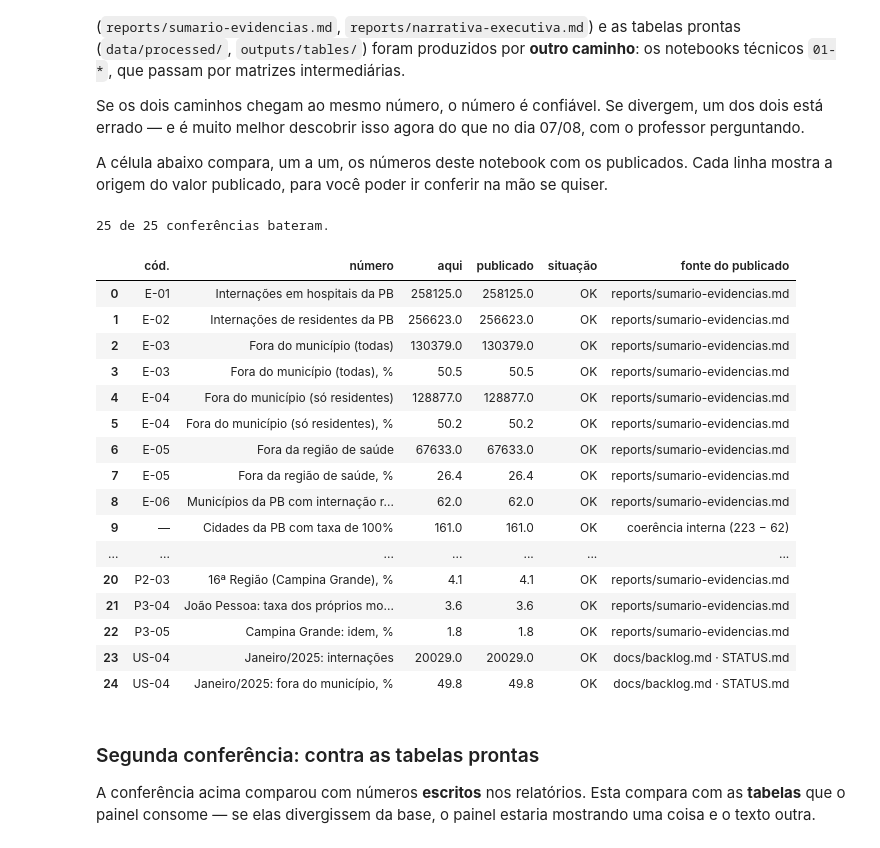
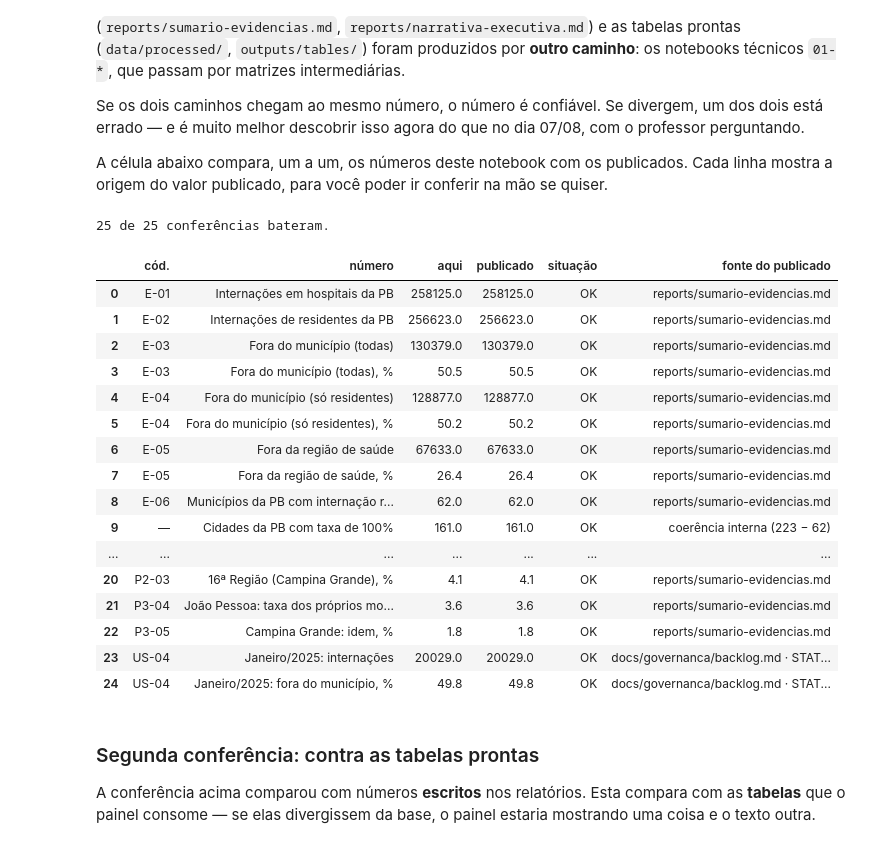
Before and after one commit to augustoblois/projeto-saude-pb, a Jupyter notebook: notebooks/90-eda-guiada.ipynb, the cells around one changed output. Drawn from its saved outputs; the diff is of its cells as text; code cells hidden in the pictures.

```diff
--- a/notebooks/90-eda-guiada.ipynb
+++ b/notebooks/90-eda-guiada.ipynb
@@ -822,37 +822,37 @@ conferir("P2-03", "16ª Região (Campina Grande), %", indice.loc["16ª Região -
 
 # --- PA-3: taxa dos próprios polos
 conferir("P3-04", "João Pessoa: taxa dos próprios moradores, %",
          por_cidade.loc["João Pessoa", "taxa_pct"], 3.6, SUMARIO)
 conferir("P3-05", "Campina Grande: idem, %",
          por_cidade.loc["Campina Grande", "taxa_pct"], 1.8, SUMARIO)
 
 # --- Sanity check de janeiro (o número que substituiu o 47,8%)
-conferir("US-04", "Janeiro/2025: internações", len(janeiro), 20029, "docs/backlog.md · STATUS.md", 0)
+conferir("US-04", "Janeiro/2025: internações", len(janeiro), 20029, "docs/governanca/backlog.md · STATUS.md", 0)
 conferir("US-04", "Janeiro/2025: fora do município, %",
-         round(jan_fora / len(janeiro) * 100, 1), 49.8, "docs/backlog.md · STATUS.md")
+         round(jan_fora / len(janeiro) * 100, 1), 49.8, "docs/governanca/backlog.md · STATUS.md")
 
 resultado = pd.DataFrame(conferencias)
 print(f"{(resultado['situação'] == 'OK').sum()} de {len(resultado)} conferências bateram.\n")
 resultado
 # %% [output]
 25 de 25 conferências bateram.
 |  | cód. | número | aqui | publicado | situação | fonte do publicado |
 | 0 | E-01 | Internações em hospitais da PB | 258125.0 | 258125.0 | OK | reports/sumario-evidencias.md |
 | 1 | E-02 | Internações de residentes da PB | 256623.0 | 256623.0 | OK | reports/sumario-evidencias.md |
 | 2 | E-03 | Fora do município (todas) | 130379.0 | 130379.0 | OK | reports/sumario-evidencias.md |
 | 3 | E-03 | Fora do município (todas), % | 50.5 | 50.5 | OK | reports/sumario-evidencias.md |
 | 4 | E-04 | Fora do município (só residentes) | 128877.0 | 128877.0 | OK | reports/sumario-evidencias.md |
 | 5 | E-04 | Fora do município (só residentes), % | 50.2 | 50.2 | OK | reports/sumario-evidencias.md |
 | 6 | E-05 | Fora da região de saúde | 67633.0 | 67633.0 | OK | reports/sumario-evidencias.md |
 | 7 | E-05 | Fora da região de saúde, % | 26.4 | 26.4 | OK | reports/sumario-evidencias.md |
 | 8 | E-06 | Municípios da PB com internação r... | 62.0 | 62.0 | OK | reports/sumario-evidencias.md |
 | 9 | — | Cidades da PB com taxa de 100% | 161.0 | 161.0 | OK | coerência interna (223 − 62) |
 | ... | ... | ... | ... | ... | ... | ... |
 | 20 | P2-03 | 16ª Região (Campina Grande), % | 4.1 | 4.1 | OK | reports/sumario-evidencias.md |
 | 21 | P3-04 | João Pessoa: taxa dos próprios mo... | 3.6 | 3.6 | OK | reports/sumario-evidencias.md |
 | 22 | P3-05 | Campina Grande: idem, % | 1.8 | 1.8 | OK | reports/sumario-evidencias.md |
-| 23 | US-04 | Janeiro/2025: internações | 20029.0 | 20029.0 | OK | docs/backlog.md · STATUS.md |
-| 24 | US-04 | Janeiro/2025: fora do município, % | 49.8 | 49.8 | OK | docs/backlog.md · STATUS.md |
+| 23 | US-04 | Janeiro/2025: internações | 20029.0 | 20029.0 | OK | docs/governanca/backlog.md · STAT... |
+| 24 | US-04 | Janeiro/2025: fora do município, % | 49.8 | 49.8 | OK | docs/governanca/backlog.md · STAT... |
 # %% [markdown]
 ### Segunda conferência: contra as tabelas prontas
 
```
Also changed, not shown: parts of 2 cells of this notebook, 16 other files.
